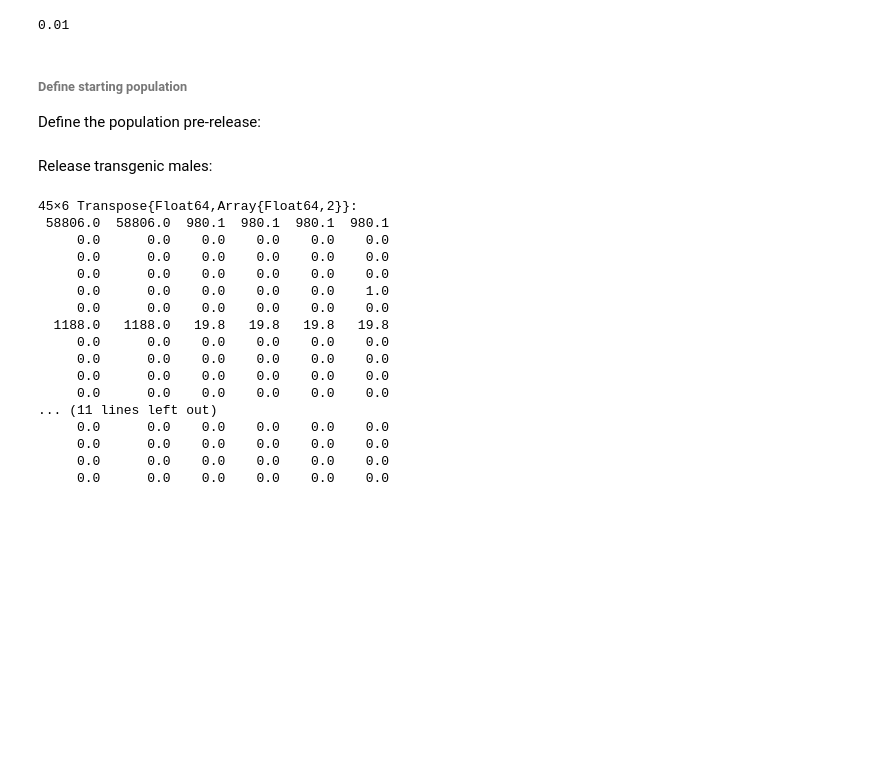
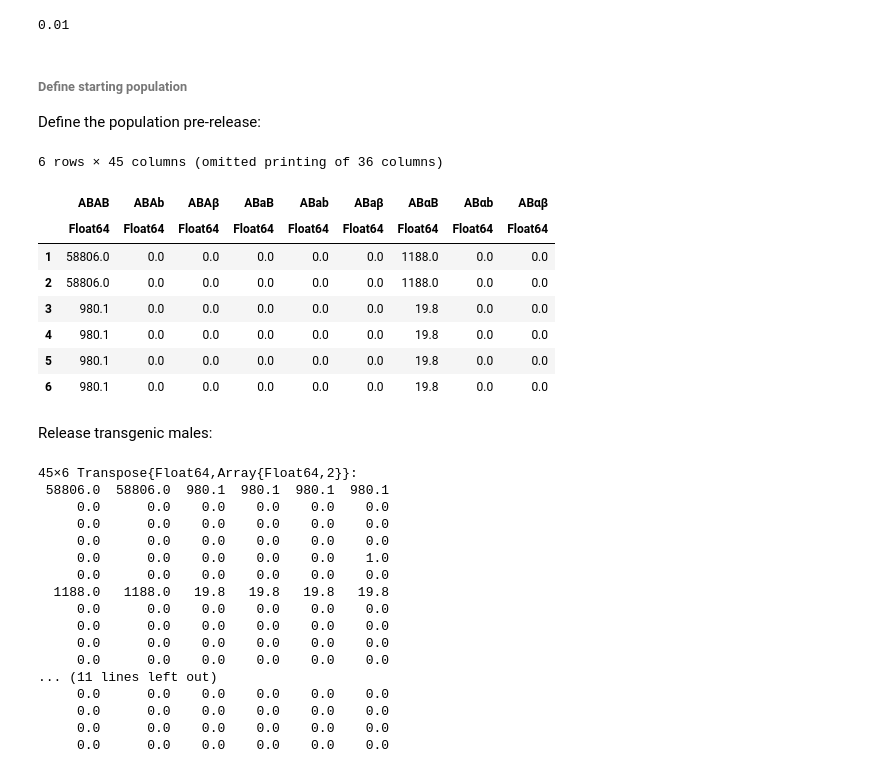
Before and after one commit to KatieWillis/DoubleDriveSimulator, a Jupyter notebook: Quick_User_Guide.ipynb, the cells around one changed output. Saved outputs shown, nothing was run; the diff lists cells and outputs as text; code cells hidden in the pictures; blank space fills up the shorter version.

```diff
--- a/Quick_User_Guide.ipynb
+++ b/Quick_User_Guide.ipynb
@@ -111,6 +111,18 @@ resistant_freq = 0.01
 pre_pop = Initiate_prerelease_population_3lifestages(resistant_allele,
                                                         resistant_freq,
                                                         params);
+# %%
+pre_pop
+# %% [output]
+6 rows × 45 columns (omitted printing of 36 columns)
+|  | ABAB | ABAb | ABAβ | ABaB | ABab | ABaβ | ABαB | ABαb | ABαβ |
+|  | Float64 | Float64 | Float64 | Float64 | Float64 | Float64 | Float64 | Float64 | Float64 |
+| 1 | 58806.0 | 0.0 | 0.0 | 0.0 | 0.0 | 0.0 | 1188.0 | 0.0 | 0.0 |
+| 2 | 58806.0 | 0.0 | 0.0 | 0.0 | 0.0 | 0.0 | 1188.0 | 0.0 | 0.0 |
+| 3 | 980.1 | 0.0 | 0.0 | 0.0 | 0.0 | 0.0 | 19.8 | 0.0 | 0.0 |
+| 4 | 980.1 | 0.0 | 0.0 | 0.0 | 0.0 | 0.0 | 19.8 | 0.0 | 0.0 |
+| 5 | 980.1 | 0.0 | 0.0 | 0.0 | 0.0 | 0.0 | 19.8 | 0.0 | 0.0 |
+| 6 | 980.1 | 0.0 | 0.0 | 0.0 | 0.0 | 0.0 | 19.8 | 0.0 | 0.0 |
 # %% [markdown]
 Release transgenic males:
 # %%
```
Also changed, not shown: parts of 4 cells of this notebook, 4 other files.
